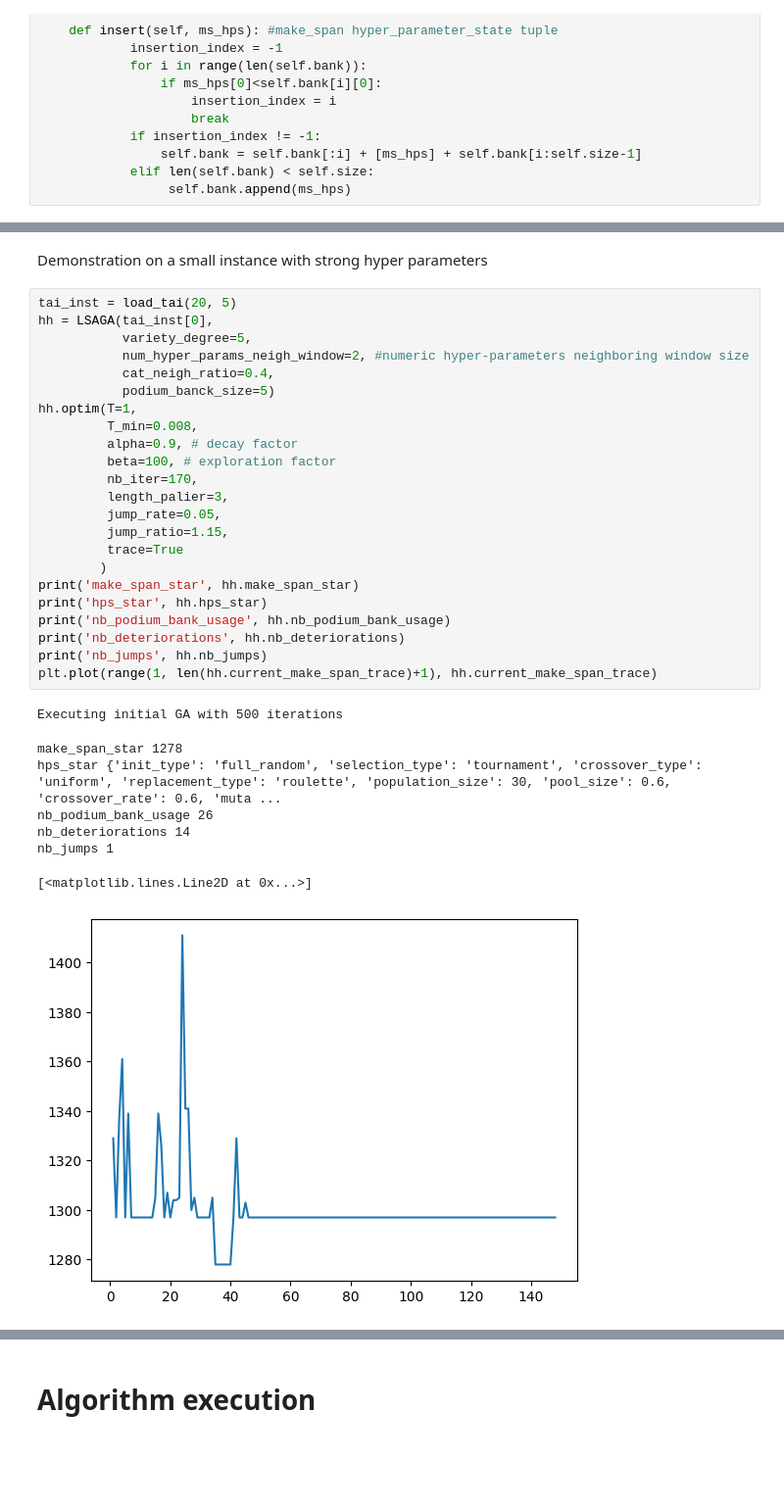
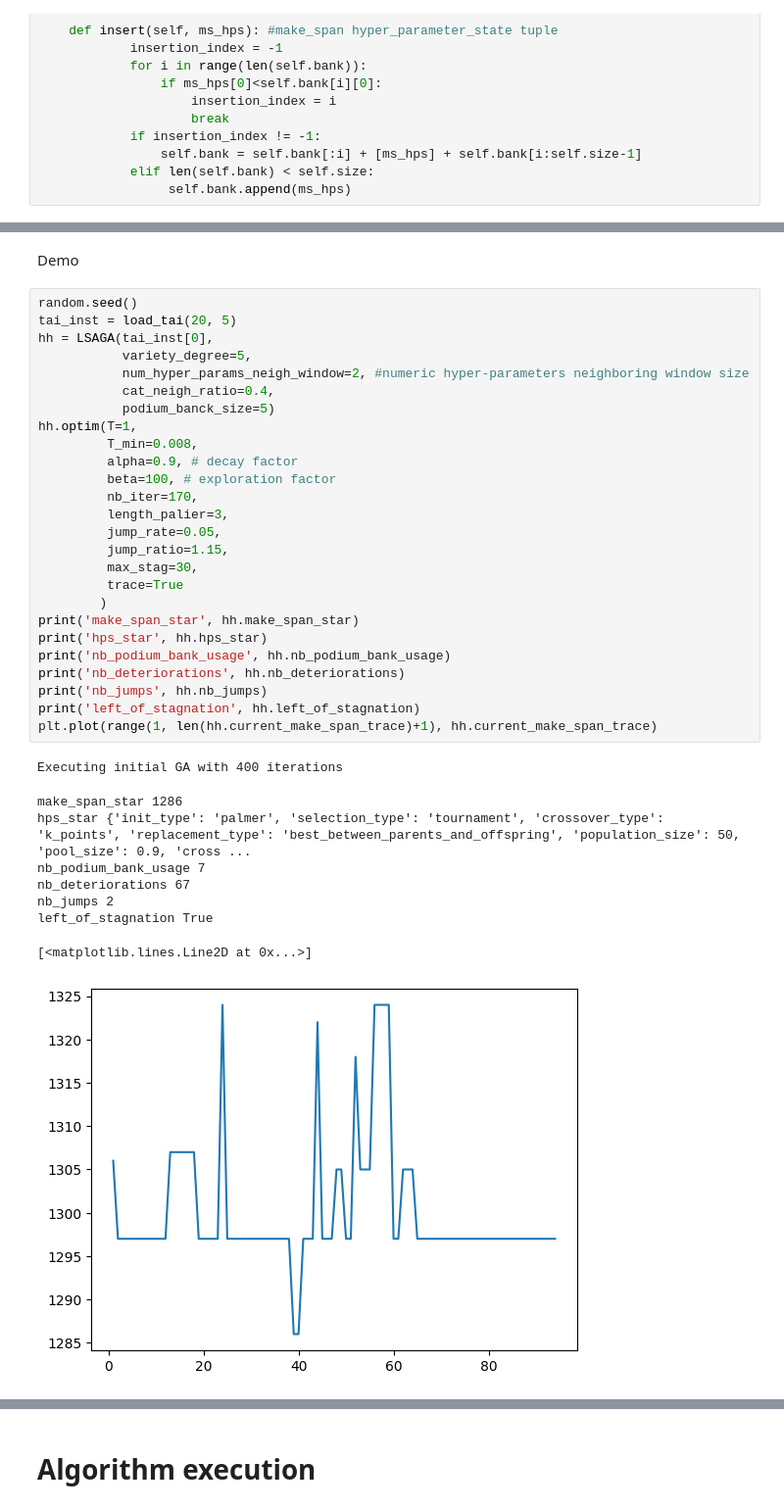
Before and after one commit to YounesBoukacem/L-SAGA, a Jupyter notebook: LSAGA_notebook.ipynb, the cells around one changed output, grey strips where cells are left out. Shown at 98% size. Drawn from its saved outputs; the diff is of its cells as text; blank space fills up the shorter version.

Commit message:
stable testing version with results saving and multi execution per instance + stop at stagnation

```diff
--- a/LSAGA_notebook.ipynb
+++ b/LSAGA_notebook.ipynb
@@ -730,34 +751,38 @@ class LSAGA:
-# %% [markdown]
-Demonstration on a small instance with strong hyper parameters
+# %% [markdown]
+Demo
 # %%
+random.seed()
 tai_inst = load_tai(20, 5)
 hh = LSAGA(tai_inst[0],
            variety_degree=5,
            num_hyper_params_neigh_window=2, #numeric hyper-parameters neighboring window size
            cat_neigh_ratio=0.4,
            podium_banck_size=5)
 hh.optim(T=1,
          T_min=0.008,
          alpha=0.9, # decay factor
          beta=100, # exploration factor
          nb_iter=170,
          length_palier=3,
          jump_rate=0.05,
          jump_ratio=1.15,
+         max_stag=30,
          trace=True
         )
 print('make_span_star', hh.make_span_star)
 print('hps_star', hh.hps_star)
 print('nb_podium_bank_usage', hh.nb_podium_bank_usage)
 print('nb_deteriorations', hh.nb_deteriorations)
 print('nb_jumps', hh.nb_jumps)
+print('left_of_stagnation', hh.left_of_stagnation)
 plt.plot(range(1, len(hh.current_make_span_trace)+1), hh.current_make_span_trace)
 # %% [output]
-Executing initial GA with 500 iterations
+Executing initial GA with 400 iterations
-make_span_star 1278
-hps_star {'init_type': 'full_random', 'selection_type': 'tournament', 'crossover_type': 'uniform', 'replacement_type': 'roulette', 'population_size': 30, 'pool_size': 0.6, 'crossover_rate': 0.6, 'muta ...
-nb_podium_bank_usage 26
-nb_deteriorations 14
-nb_jumps 1
+make_span_star 1286
+hps_star {'init_type': 'palmer', 'selection_type': 'tournament', 'crossover_type': 'k_points', 'replacement_type': 'best_between_parents_and_offspring', 'population_size': 50, 'pool_size': 0.9, 'cross ...
+nb_podium_bank_usage 7
+nb_deteriorations 67
+nb_jumps 2
+left_of_stagnation True
 [<matplotlib.lines.Line2D at 0x...>]
-[figure, old version]
+[figure, new version]
```
Also changed, not shown: parts of 64 cells of this notebook.
